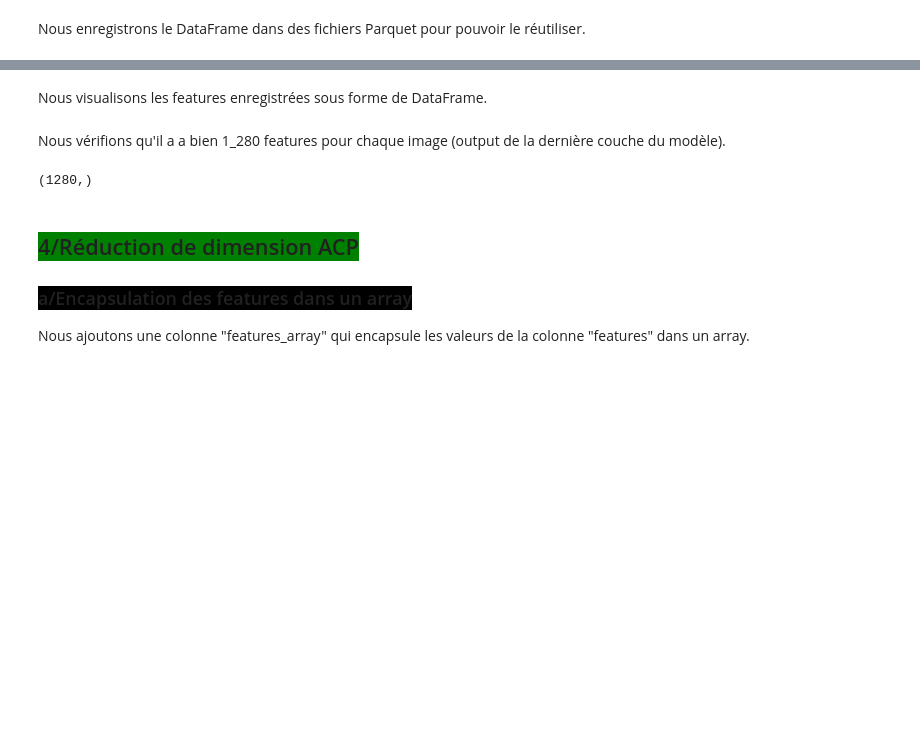
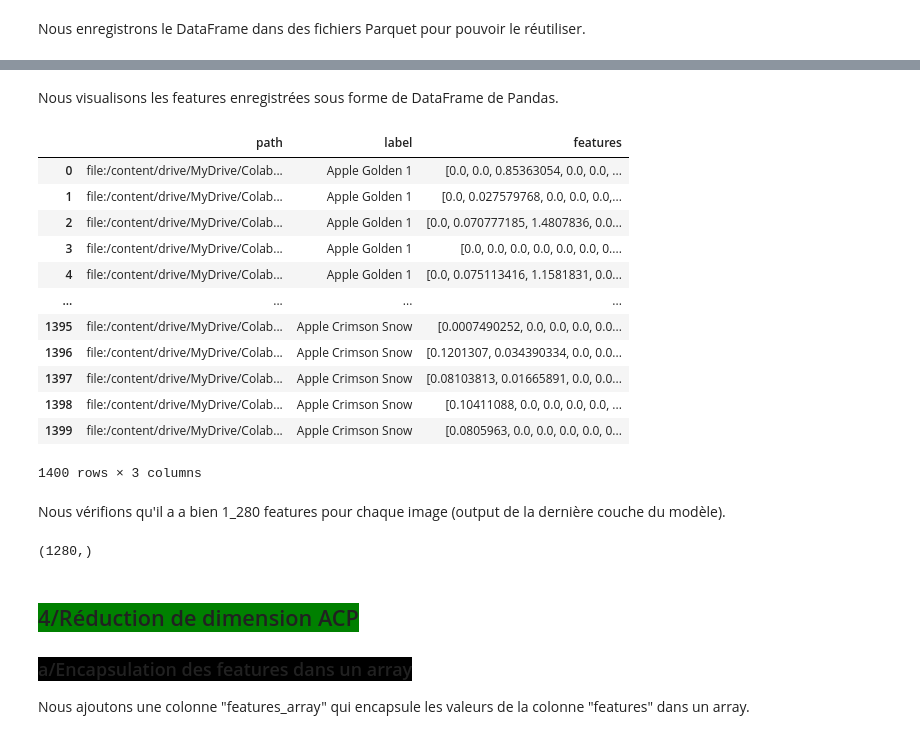
Before and after one commit to pierrickBERTHE/PB9-Traitement_Big_Data_sur_du_Cloud, a Jupyter notebook: Berthe_Pierrick_1_notebook_052024.ipynb, the cells around one changed output, grey strips where cells are left out. Cells and saved outputs as stored; diff of their text form; code cells hidden in the pictures; blank space fills up the shorter version.

```diff
--- a/Berthe_Pierrick_1_notebook_052024.ipynb
+++ b/Berthe_Pierrick_1_notebook_052024.ipynb
@@ -537,8 +554,22 @@ else:
 # %% [markdown]
-Nous visualisons les features enregistrées sous forme de DataFrame.
+Nous visualisons les features enregistrées sous forme de DataFrame de Pandas.
 # %%
-features_df = pd.read_parquet(PATH_Result_features, engine='pyarrow')
-display(features_df)
+features_pandas_df = pd.read_parquet(PATH_Result_features, engine='pyarrow')
+display(features_pandas_df)
+# %% [output]
+|  | path | label | features |
+| 0 | file:/content/drive/MyDrive/Colab... | Apple Golden 1 | [0.0, 0.0, 0.85363054, 0.0, 0.0, ... |
+| 1 | file:/content/drive/MyDrive/Colab... | Apple Golden 1 | [0.0, 0.027579768, 0.0, 0.0, 0.0,... |
+| 2 | file:/content/drive/MyDrive/Colab... | Apple Golden 1 | [0.0, 0.070777185, 1.4807836, 0.0... |
+| 3 | file:/content/drive/MyDrive/Colab... | Apple Golden 1 | [0.0, 0.0, 0.0, 0.0, 0.0, 0.0, 0.... |
+| 4 | file:/content/drive/MyDrive/Colab... | Apple Golden 1 | [0.0, 0.075113416, 1.1581831, 0.0... |
+| ... | ... | ... | ... |
+| 1395 | file:/content/drive/MyDrive/Colab... | Apple Crimson Snow | [0.0007490252, 0.0, 0.0, 0.0, 0.0... |
+| 1396 | file:/content/drive/MyDrive/Colab... | Apple Crimson Snow | [0.1201307, 0.034390334, 0.0, 0.0... |
+| 1397 | file:/content/drive/MyDrive/Colab... | Apple Crimson Snow | [0.08103813, 0.01665891, 0.0, 0.0... |
+| 1398 | file:/content/drive/MyDrive/Colab... | Apple Crimson Snow | [0.10411088, 0.0, 0.0, 0.0, 0.0, ... |
+| 1399 | file:/content/drive/MyDrive/Colab... | Apple Crimson Snow | [0.0805963, 0.0, 0.0, 0.0, 0.0, 0... |
+1400 rows × 3 columns
 # %% [markdown]
 Nous vérifions qu'il a a bien 1_280 features pour chaque image (output de la dernière couche du modèle).
 # %%
```
Also changed, not shown: parts of 28 cells of this notebook.
